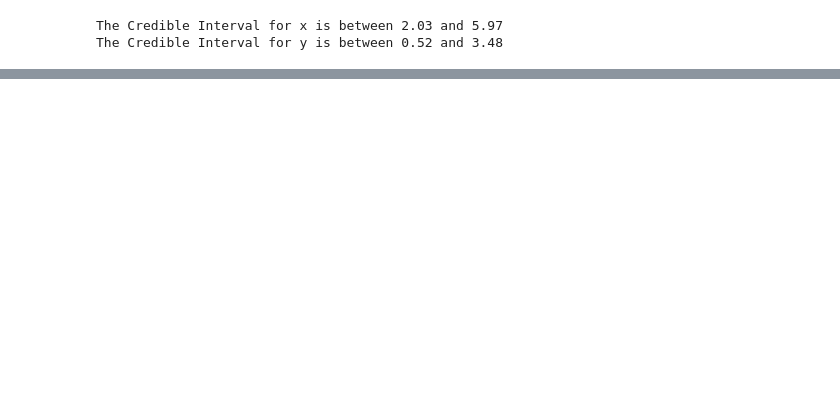
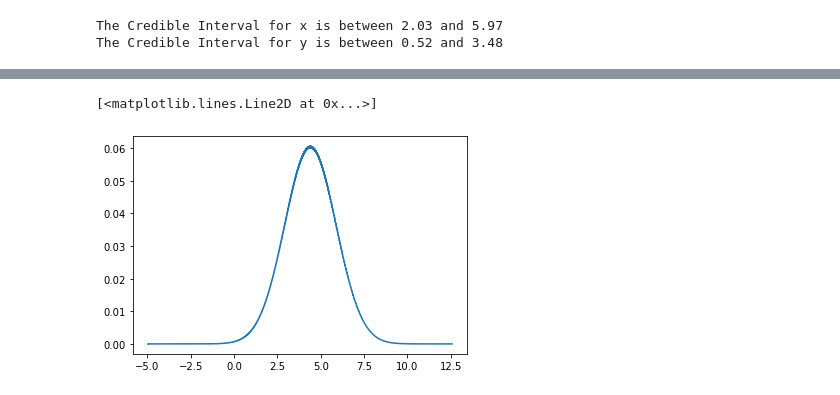
Before and after one commit to jacopok/notes, a Jupyter notebook: ap_third_semester/astrostat_homework/exercise_7.ipynb, the cells around one changed output, grey strips where cells are left out. Cells and saved outputs as stored; diff of their text form; code cells hidden in the pictures; blank space fills up the shorter version.

```diff
--- a/ap_third_semester/astrostat_homework/exercise_7.ipynb
+++ b/ap_third_semester/astrostat_homework/exercise_7.ipynb
@@ -129,0 +143,3 @@ array([[ 4.96714153, -1.38264301],
+# %%
+yc, zc = SS.conditional_kde(0, 1)
+cs = SS.conditional_cut(0, 1, .2)
@@ -129,0 +160,5 @@ array([[ 4.96714153, -1.38264301],
+# %%
+plt.plot(yc, zc)
+# %% [output]
+[<matplotlib.lines.Line2D at 0x...>]
+[figure, added]
```
Also changed, not shown: parts of 15 cells of this notebook, 1 other file.
